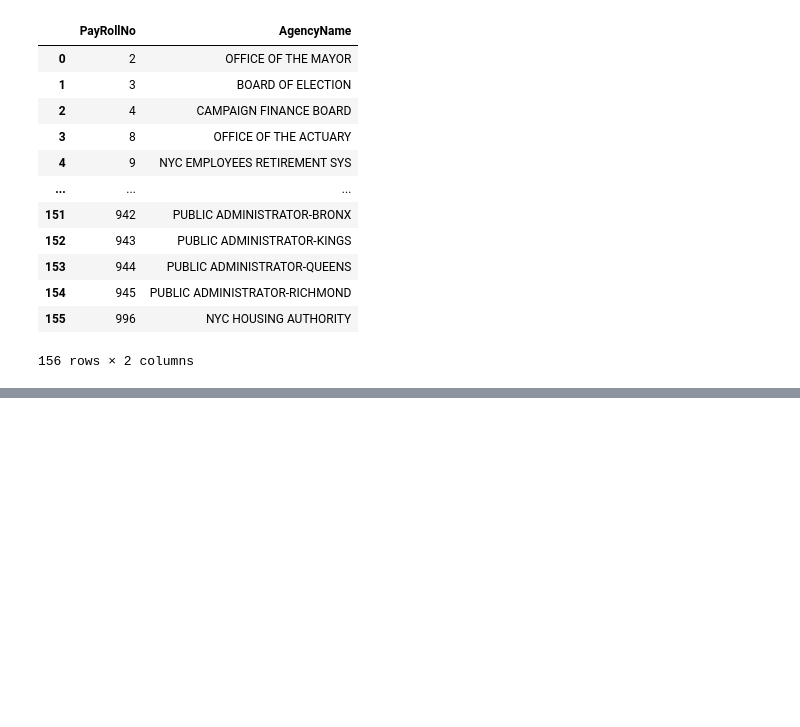
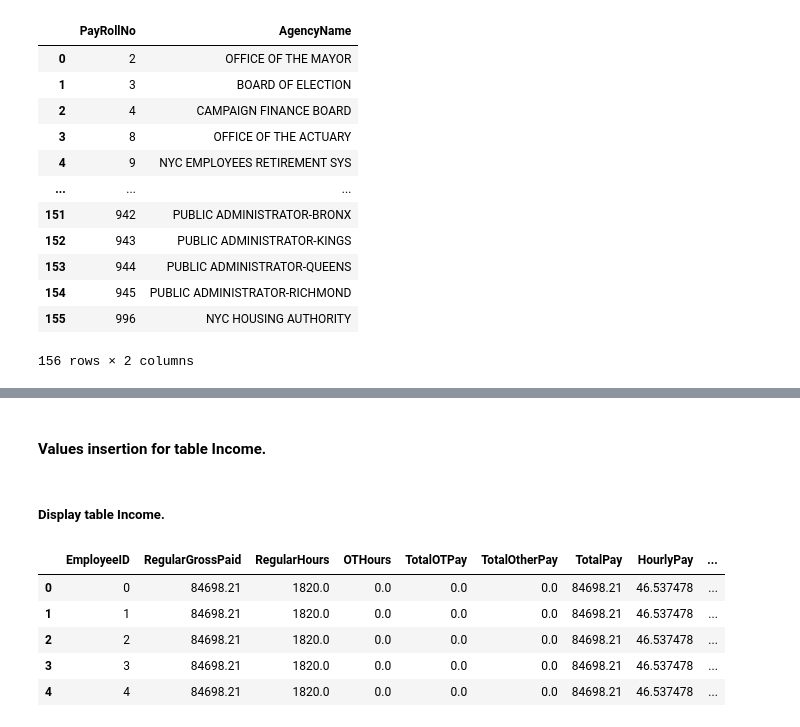
Before and after one commit to sachin17git/NYC-Payroll-Analysis, a Jupyter notebook: importDataDB.ipynb, the cells around one changed output, grey strips where cells are left out. Saved outputs shown, nothing was run; the diff lists cells and outputs as text; code cells hidden in the pictures; blank space fills up the shorter version.

Commit message:
All tables insertion done

```diff
--- a/importDataDB.ipynb
+++ b/importDataDB.ipynb
@@ -226,0 +242,5 @@ with conn:
+# %%
+with conn:
+    sql = "select * from Employee limit 6;"
+    dff = pd.read_sql_query(sql, conn)
+    display(dff)
@@ -226,0 +257,9 @@ with conn:
+# %%
+designation_df = df[["EmployeeID","Title Description","Base Salary","Work Location Borough"]]
+
+designation_df_list = [tuple(row) for row in designation_df.itertuples(index=False)]  # Creating list of tuples for executemany.
+
+with conn:
+    cur_insert = conn.cursor()
+    sql = "INSERT INTO Designation (EmployeeID,TitleDescription,BaseSalary,WorkLocation) VALUES (?,?,?,?);"
+    cur_insert.executemany(sql, designation_df_list)
@@ -226,0 +268,5 @@ with conn:
+# %%
+with conn:
+    sql = "select * from Designation limit 5;"
+    dff = pd.read_sql_query(sql, conn)
+    display(dff)
@@ -226,0 +280,25 @@ with conn:
+# %% [markdown]
+#### Values insertion for table Income.
+# %%
+income_df = df[["EmployeeID","Regular Gross Paid","Regular Hours","OT Hours","Total OT Paid","Total Other Pay","Total Paid","Hourly Pay","Regular Hours category","OT Hours category","Hourly Pay category","Total Pay category"]]
+
+income_df_list = [tuple(row) for row in income_df.itertuples(index=False)]  # Creating list of tuples for executemany.
+
+with conn:
+    cur_insert = conn.cursor()
+    sql = "INSERT INTO Income (EmployeeID,RegularGrossPaid,RegularHours,OTHours,TotalOTPay,TotalOtherPay,TotalPay,HourlyPay,RegularHoursCategory,OTHoursCategory,HourlyPayCategory,TotalPayCategory) VALUES (?,?,?,?,?,?,?,?,?,?,?,?);"
+    cur_insert.executemany(sql, income_df_list)
+# %% [markdown]
+##### Display table Income.
+# %%
+with conn:
+    sql = "select * from Income limit 5;"
+    dff = pd.read_sql_query(sql, conn)
+    display(dff)
+# %% [output]
+|  | EmployeeID | RegularGrossPaid | RegularHours | OTHours | TotalOTPay | TotalOtherPay | TotalPay | HourlyPay | ... |
+| 0 | 0 | 84698.21 | 1820.0 | 0.0 | 0.0 | 0.0 | 84698.21 | 46.537478 | ... |
+| 1 | 1 | 84698.21 | 1820.0 | 0.0 | 0.0 | 0.0 | 84698.21 | 46.537478 | ... |
+| 2 | 2 | 84698.21 | 1820.0 | 0.0 | 0.0 | 0.0 | 84698.21 | 46.537478 | ... |
+| 3 | 3 | 84698.21 | 1820.0 | 0.0 | 0.0 | 0.0 | 84698.21 | 46.537478 | ... |
+| 4 | 4 | 84698.21 | 1820.0 | 0.0 | 0.0 | 0.0 | 84698.21 | 46.537478 | ... |
```
Also changed, not shown: parts of 7 cells of this notebook.
